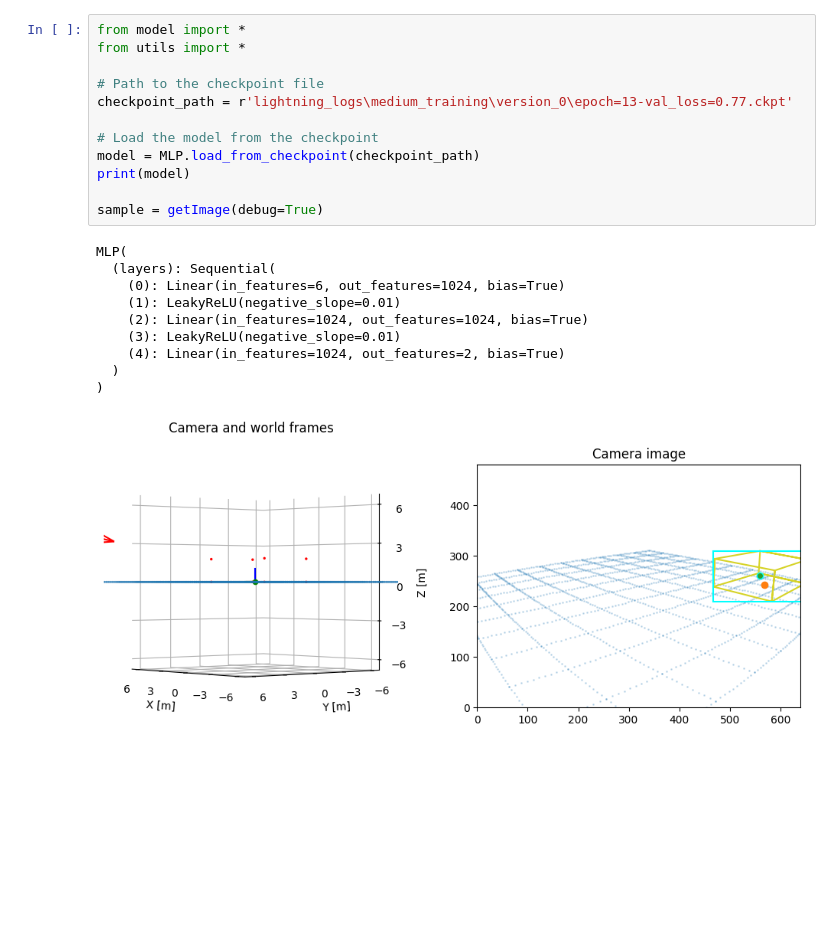
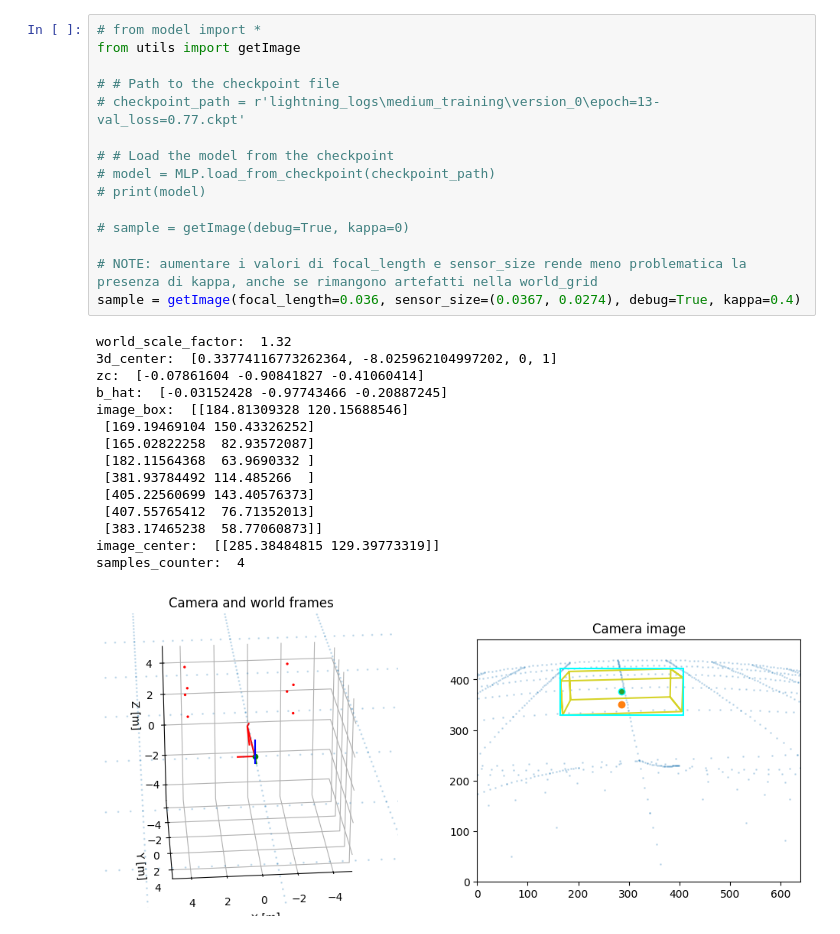
Before and after one commit to Leonardo-Russo/macchinine, a Jupyter notebook: dev.ipynb, the cells around one changed output. Drawn from its saved outputs; the diff is of its cells as text; blank space fills up the shorter version.

Commit message:
improved debugging and introduced a weird visualization trick that somehow works

```diff
--- a/dev.ipynb
+++ b/dev.ipynb
@@ -1,23 +1,31 @@
 # %%
-from model import *
-from utils import *
+# from model import *
+from utils import getImage
 
-# Path to the checkpoint file
-checkpoint_path = r'lightning_logs\medium_training\version_0\epoch=13-val_loss=0.77.ckpt'
+# # Path to the checkpoint file
+# checkpoint_path = r'lightning_logs\medium_training\version_0\epoch=13-val_loss=0.77.ckpt'
 
-# Load the model from the checkpoint
-model = MLP.load_from_checkpoint(checkpoint_path)
-print(model)
+# # Load the model from the checkpoint
+# model = MLP.load_from_checkpoint(checkpoint_path)
+# print(model)
 
-sample = getImage(debug=True)
+# sample = getImage(debug=True, kappa=0)
+
+# NOTE: aumentare i valori di focal_length e sensor_size rende meno problematica la presenza di kappa, anche se rimangono artefatti nella world_grid
+sample = getImage(focal_length=0.036, sensor_size=(0.0367, 0.0274), debug=True, kappa=0.4)
 # %% [output]
-MLP(
-  (layers): Sequential(
-    (0): Linear(in_features=6, out_features=1024, bias=True)
-    (1): LeakyReLU(negative_slope=0.01)
-    (2): Linear(in_features=1024, out_features=1024, bias=True)
-    (3): LeakyReLU(negative_slope=0.01)
-    (4): Linear(in_features=1024, out_features=2, bias=True)
-  )
-)
+world_scale_factor:  1.32
+3d_center:  [0.33774116773262364, -8.025962104997202, 0, 1]
+zc:  [-0.07861604 -0.90841827 -0.41060414]
+b_hat:  [-0.03152428 -0.97743466 -0.20887245]
+image_box:  [[184.81309328 120.15688546]
+ [169.19469104 150.43326252]
+ [165.02822258  82.93572087]
+ [182.11564368  63.9690332 ]
+ [381.93784492 114.485266  ]
+ [405.22560699 143.40576373]
+ [407.55765412  76.71352013]
+ [383.17465238  58.77060873]]
+image_center:  [[285.38484815 129.39773319]]
+samples_counter:  4
-[figure, old version]
+[figure, new version]
```
Also changed, not shown: 1 other file.
